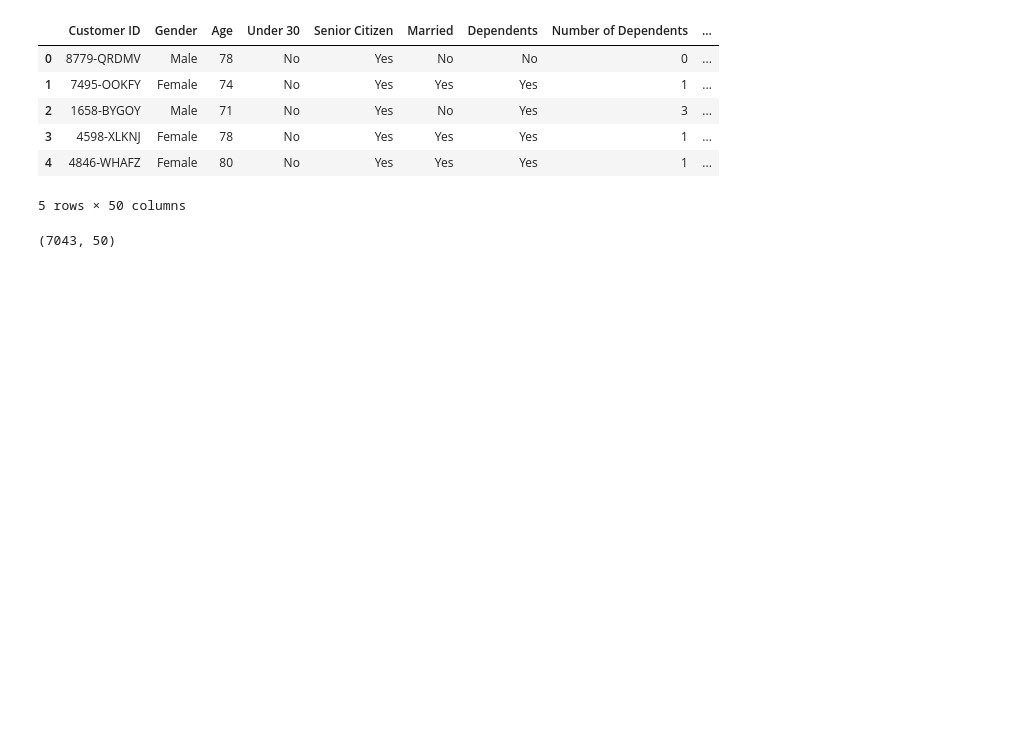
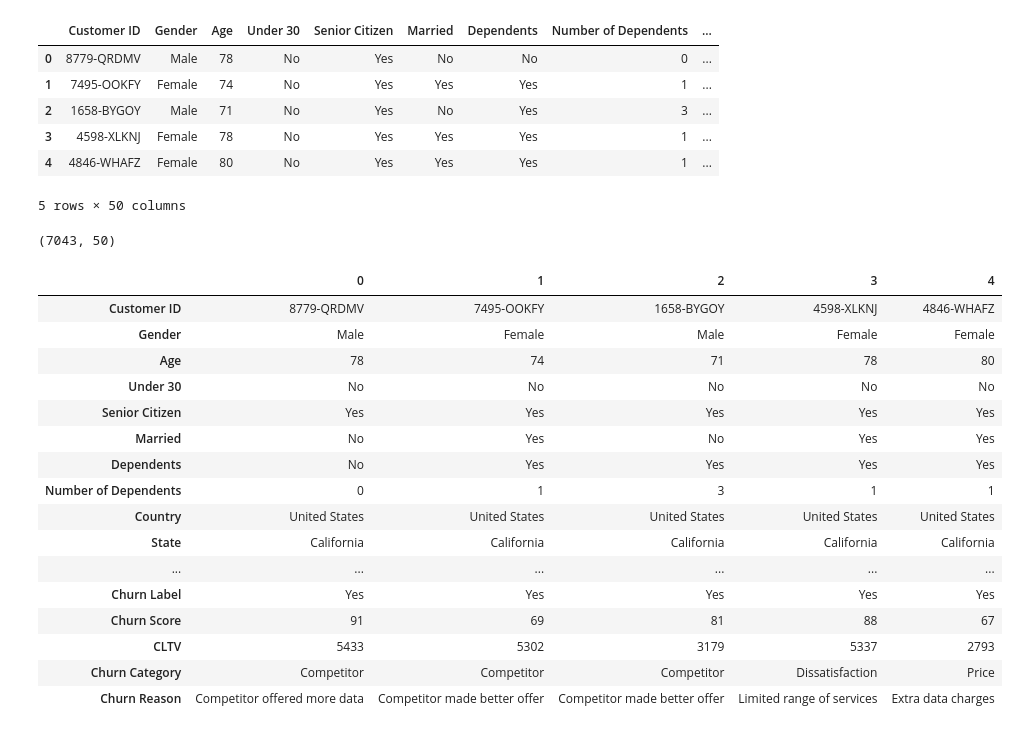
Before and after one commit to victornemenike/telco-customer-churn-prediction, a Jupyter notebook: notebook.ipynb, the cells around one changed output. Cells and saved outputs as stored; diff of their text form; code cells hidden in the pictures; blank space fills up the shorter version.

Commit message:
invert data head

```diff
--- a/notebook.ipynb
+++ b/notebook.ipynb
@@ -17,3 +17,23 @@ data.head()
 data.shape
 # %% [output]
 (7043, 50)
+# %%
+data.head().T
+# %% [output]
+|  | 0 | 1 | 2 | 3 | 4 |
+| Customer ID | 8779-QRDMV | 7495-OOKFY | 1658-BYGOY | 4598-XLKNJ | 4846-WHAFZ |
+| Gender | Male | Female | Male | Female | Female |
+| Age | 78 | 74 | 71 | 78 | 80 |
+| Under 30 | No | No | No | No | No |
+| Senior Citizen | Yes | Yes | Yes | Yes | Yes |
+| Married | No | Yes | No | Yes | Yes |
+| Dependents | No | Yes | Yes | Yes | Yes |
+| Number of Dependents | 0 | 1 | 3 | 1 | 1 |
+| Country | United States | United States | United States | United States | United States |
+| State | California | California | California | California | California |
+| ... | ... | ... | ... | ... | ... |
+| Churn Label | Yes | Yes | Yes | Yes | Yes |
+| Churn Score | 91 | 69 | 81 | 88 | 67 |
+| CLTV | 5433 | 5302 | 3179 | 5337 | 2793 |
+| Churn Category | Competitor | Competitor | Competitor | Dissatisfaction | Price |
+| Churn Reason | Competitor offered more data | Competitor made better offer | Competitor made better offer | Limited range of services | Extra data charges |
```
